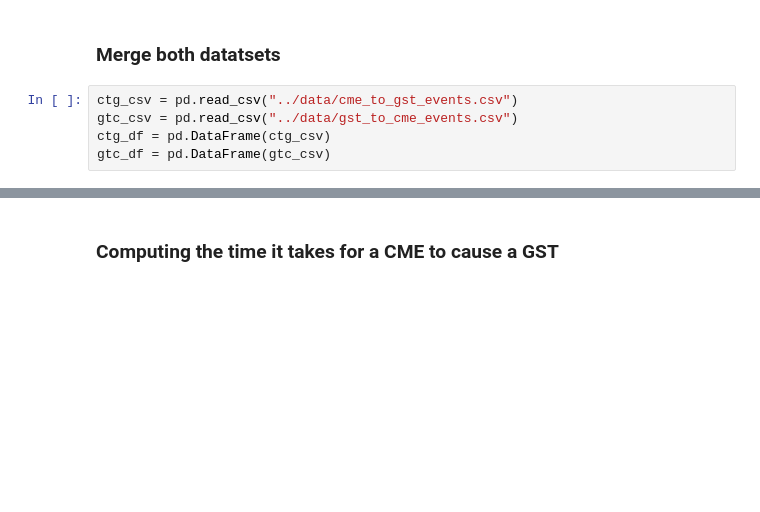
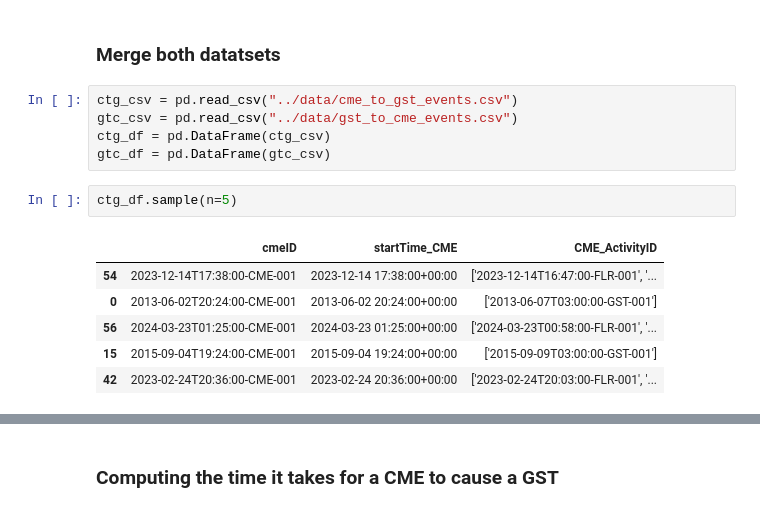
Before and after one commit to 00Smidge/data-sourcing-challenge, a Jupyter notebook: notebooks/merge_data.ipynb, the cells around one changed output, grey strips where cells are left out. Cells and saved outputs as stored; diff of their text form; blank space fills up the shorter version.

```diff
--- a/notebooks/merge_data.ipynb
+++ b/notebooks/merge_data.ipynb
@@ -10,3 +11,12 @@ ctg_csv = pd.read_csv("../data/cme_to_gst_events.csv")
 gtc_csv = pd.read_csv("../data/gst_to_cme_events.csv")
 ctg_df = pd.DataFrame(ctg_csv)
 gtc_df = pd.DataFrame(gtc_csv)
+# %%
+ctg_df.sample(n=5)
+# %% [output]
+|  | cmeID | startTime_CME | CME_ActivityID |
+| 54 | 2023-12-14T17:38:00-CME-001 | 2023-12-14 17:38:00+00:00 | ['2023-12-14T16:47:00-FLR-001', '... |
+| 0 | 2013-06-02T20:24:00-CME-001 | 2013-06-02 20:24:00+00:00 | ['2013-06-07T03:00:00-GST-001'] |
+| 56 | 2024-03-23T01:25:00-CME-001 | 2024-03-23 01:25:00+00:00 | ['2024-03-23T00:58:00-FLR-001', '... |
+| 15 | 2015-09-04T19:24:00-CME-001 | 2015-09-04 19:24:00+00:00 | ['2015-09-09T03:00:00-GST-001'] |
+| 42 | 2023-02-24T20:36:00-CME-001 | 2023-02-24 20:36:00+00:00 | ['2023-02-24T20:03:00-FLR-001', '... |
```
Also changed, not shown: parts of 13 cells of this notebook, 2 other files.
